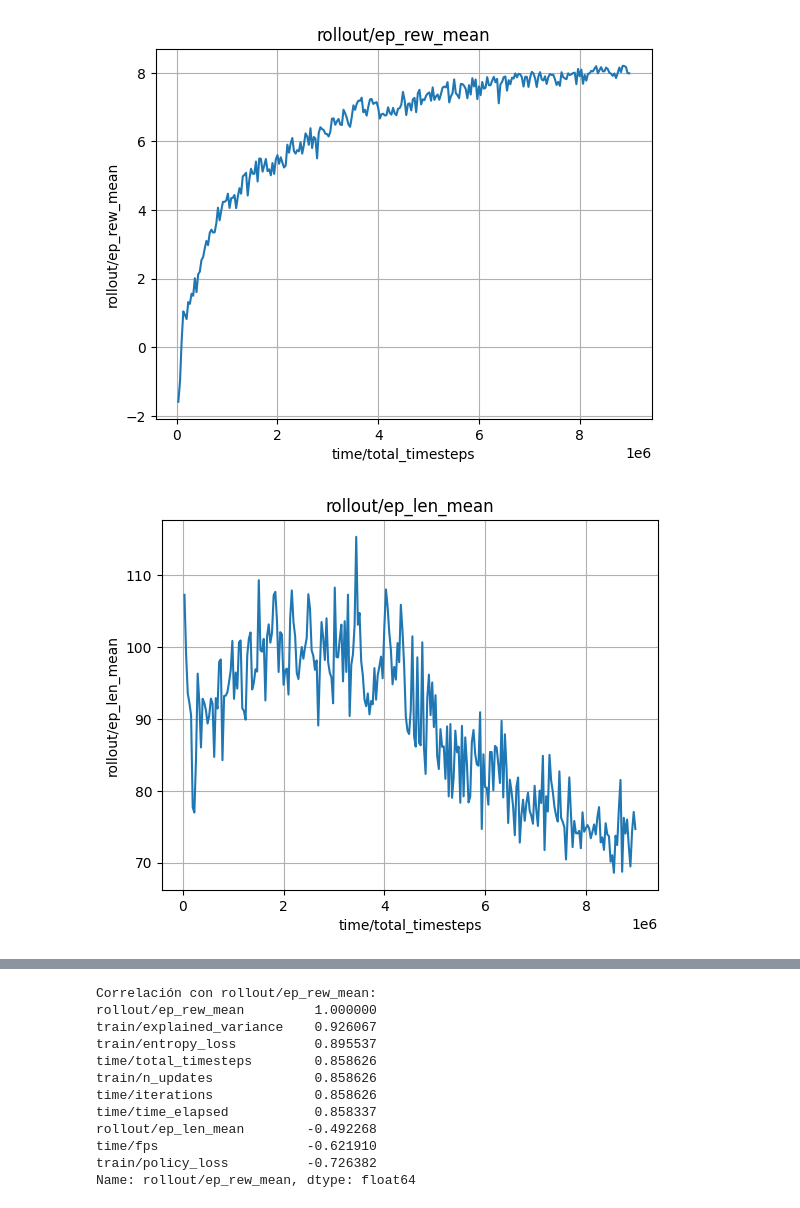
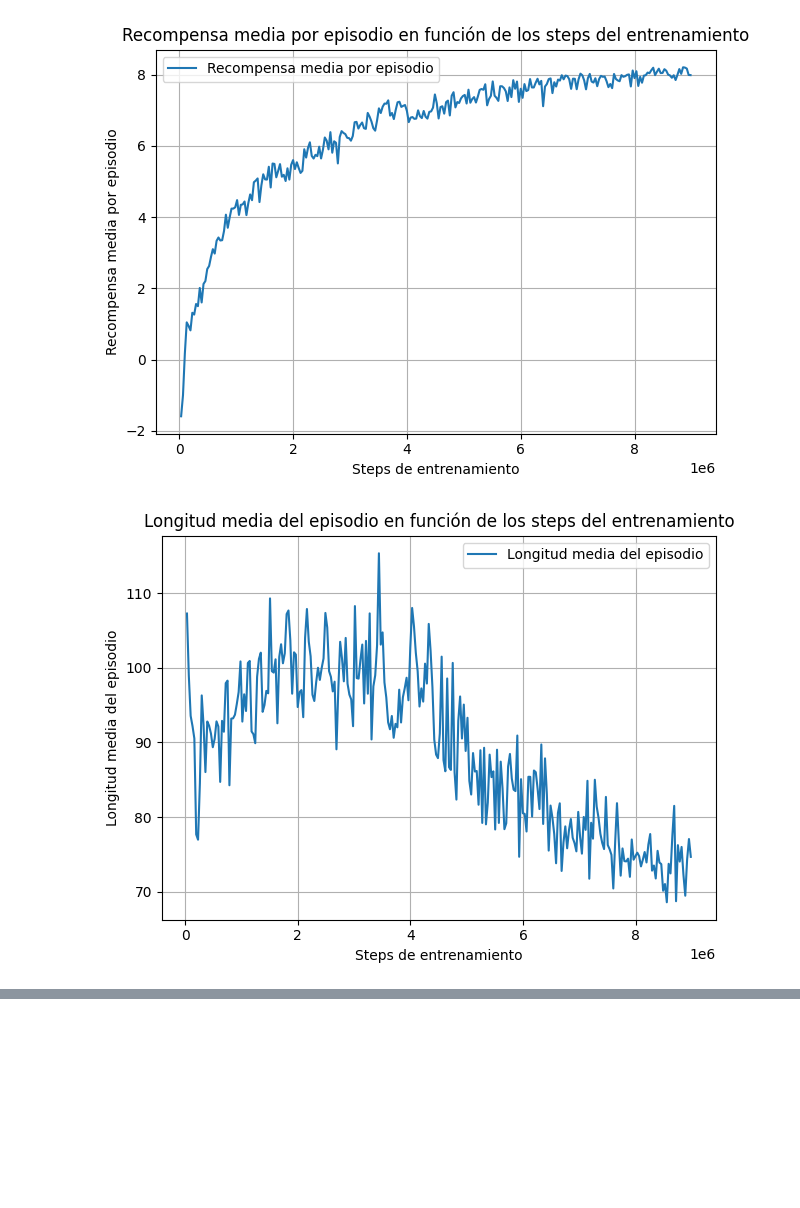
Before and after one commit to Javier-mkt/TFM-Gestion-Dinamica-de-la-Recoleccion-de-Residuos-Un-Enfoque-Basado-en-IA, a Jupyter notebook: analisis_train.ipynb, the cells around one changed output, grey strips where cells are left out. Cells and saved outputs as stored; diff of their text form; code cells hidden in the pictures; blank space fills up the shorter version.

```diff
--- a/analisis_train.ipynb
+++ b/analisis_train.ipynb
@@ -1,48 +1,65 @@
 # %%
 import os
 import pandas as pd
 import matplotlib.pyplot as plt
 
 ronda = "29_dinamico_bas"
-csv_path = f"./logs/tb-a2c/ronda_{ronda}/csv/progress.csv"  # ← cámbialo
+csv_path = f"./logs/tb-a2c/ronda_{ronda}/csv/progress.csv"
 
-# Lee el CSV y fuerza numérico donde pueda (valores raros serán NaN)
 df = pd.read_csv(csv_path)
+
+# Intentar convertir a numérico cuando tenga sentido
 for col in df.columns:
     df[col] = pd.to_numeric(df[col], errors="ignore")
 
-# Eje X: total_timesteps si existe; si no, iterations; si no, índice
-x = (df["time/total_timesteps"])
-x_label = "time/total_timesteps" if "time/total_timesteps" in df else ("time/iterations" if "time/iterations" in df else "index")
+# Eje X: usamos los pasos de entrenamiento
+if "time/total_timesteps" in df.columns:
+    x = pd.to_numeric(df["time/total_timesteps"], errors="coerce")
+    x_label = "Steps de entrenamiento"
+elif "time/iterations" in df.columns:
+    x = pd.to_numeric(df["time/iterations"], errors="coerce")
+    x_label = "Iteraciones de entrenamiento"
+else:
+    x = pd.Series(range(len(df)))
+    x_label = "Índice"
 
-# Métricas a graficar (pon/quita a tu gusto)
+# Mapeo nombre técnico -> etiqueta en castellano
+label_map = {
+    "rollout/ep_rew_mean": "Recompensa media por episodio",
+    "rollout/ep_len_mean": "Longitud media del episodio",
+    "train/value_loss": "Pérdida del valor (value loss)",
+    "train/policy_loss": "Pérdida de la política (policy loss)",
+    "train/entropy_loss": "Pérdida de entropía",
+    "train/explained_variance": "Varianza explicada",
+    "train/learning_rate": "Tasa de aprendizaje",
+}
+
 metrics = [
     "rollout/ep_rew_mean",
     "rollout/ep_len_mean",
     "train/value_loss",
     "train/policy_loss",
     "train/entropy_loss",
     "train/explained_variance",
-    "train/learning_rate"
-
+    "train/learning_rate",
 ]
 
 for m in metrics:
     if m in df.columns:
+        y = pd.to_numeric(df[m], errors="coerce")
+
+        # Etiqueta legible en castellano
+        label_y = label_map.get(m, m.split("/")[-1].replace("_", " ").capitalize())
+
         plt.figure()
-        plt.plot(x, pd.to_numeric(df[m], errors="coerce"))
-        plt.title(m)
+        plt.plot(x, y, label=label_y)
+        plt.grid(True)
         plt.xlabel(x_label)
-        plt.ylabel(m)
-        plt.grid(True)
+        plt.ylabel(label_y)
+        plt.title(f"{label_y} en función de los steps del entrenamiento")
+        plt.legend(loc="best")
+        plt.tight_layout()
         plt.show()
-
-# (Opcional) correlación express con la recompensa media
-if "rollout/ep_rew_mean" in df.columns:
-    num = df.select_dtypes("number")
-    corr = num.corr(numeric_only=True)["rollout/ep_rew_mean"].sort_values(ascending=False)
-    print("\nCorrelación con rollout/ep_rew_mean:")
-    print(corr.dropna().head(10))
 # %% [output]
-[figure, old version]
+[figure, new version]
-[figure, old version]
+[figure, new version]
@@ -54,15 +71,3 @@ if "rollout/ep_rew_mean" in df.columns:
-Correlación con rollout/ep_rew_mean:
-rollout/ep_rew_mean         1.000000
-train/explained_variance    0.926067
-train/entropy_loss          0.895537
-time/total_timesteps        0.858626
-train/n_updates             0.858626
-time/iterations             0.858626
-time/time_elapsed           0.858337
-rollout/ep_len_mean        -0.492268
-time/fps                   -0.621910
-train/policy_loss          -0.726382
-Name: rollout/ep_rew_mean, dtype: float64
 # %%
 import numpy as np
 
```
Also changed, not shown: parts of 2 cells of this notebook, 3 other files.
